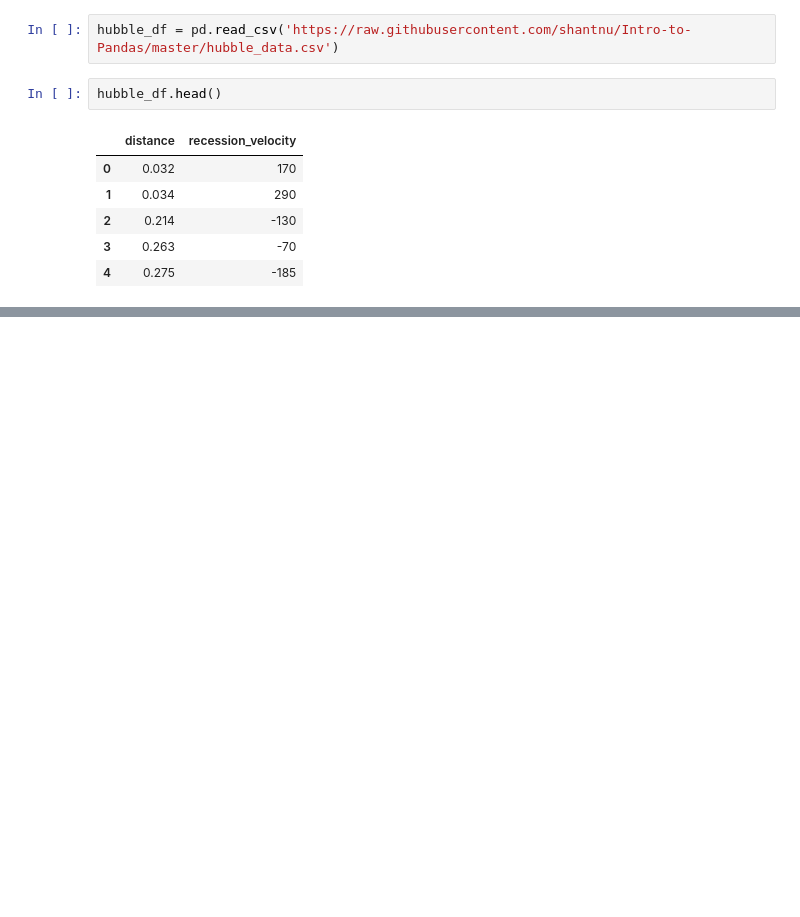
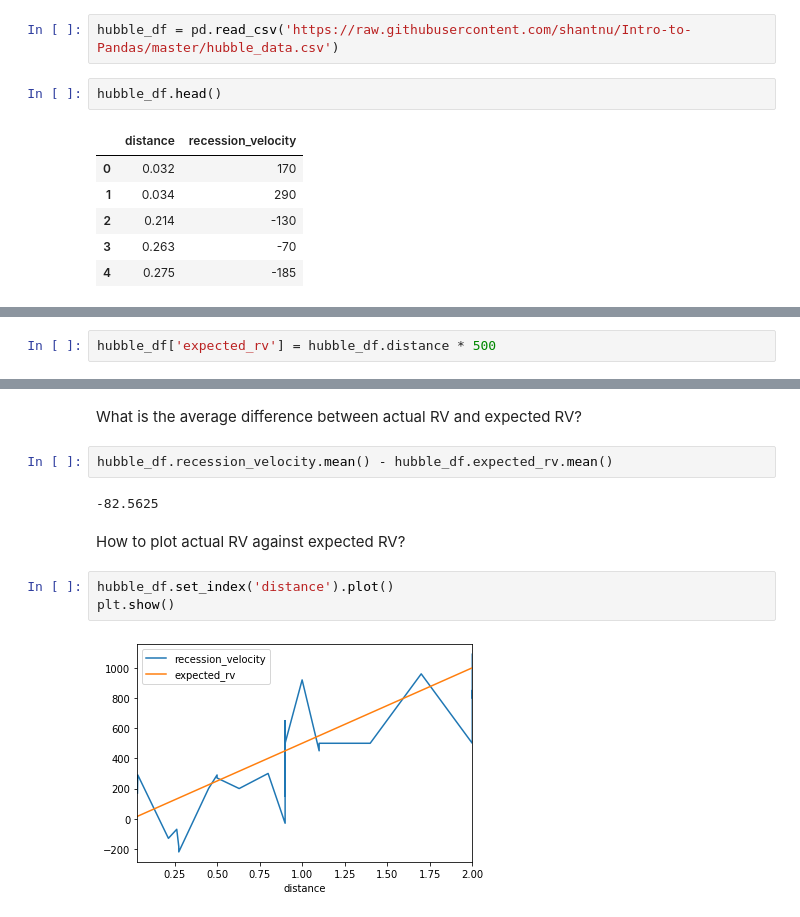
Before and after one commit to Shreoshi19/Hubble-s-Telescope, a Jupyter notebook: Huble+Telescope.ipynb, the cells around one changed output, grey strips where cells are left out. Drawn from its saved outputs; the diff is of its cells as text; blank space fills up the shorter version.

```diff
--- a/Huble+Telescope.ipynb
+++ b/Huble+Telescope.ipynb
@@ -18,0 +92,2 @@ hubble_df.head()
+# %%
+hubble_df['expected_rv'] = hubble_df.distance * 500
@@ -18,0 +136,13 @@ hubble_df.head()
+# %% [markdown]
+What is the average difference between actual RV and expected RV?
+# %%
+hubble_df.recession_velocity.mean() - hubble_df.expected_rv.mean()
+# %% [output]
+-82.5625
+# %% [markdown]
+How to plot actual RV against expected RV?
+# %%
+hubble_df.set_index('distance').plot()
+plt.show()
+# %% [output]
+[figure, added]
```
Also changed, not shown: parts of 12 cells of this notebook.
